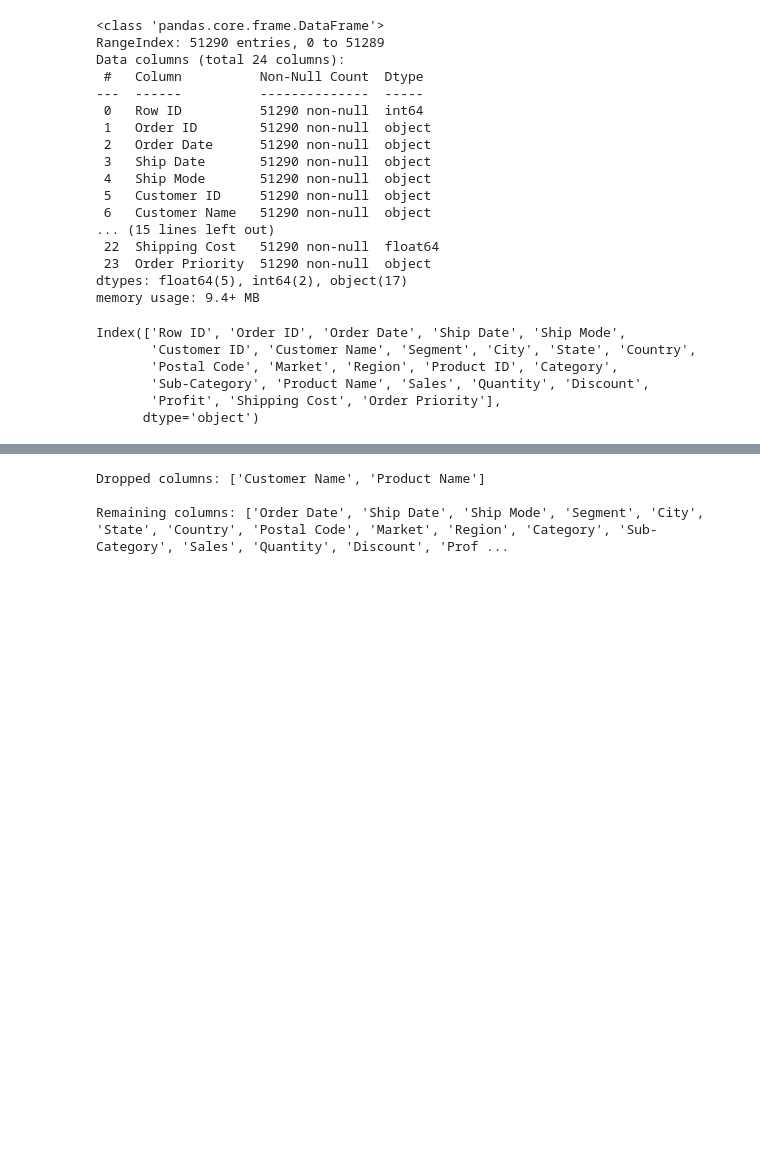
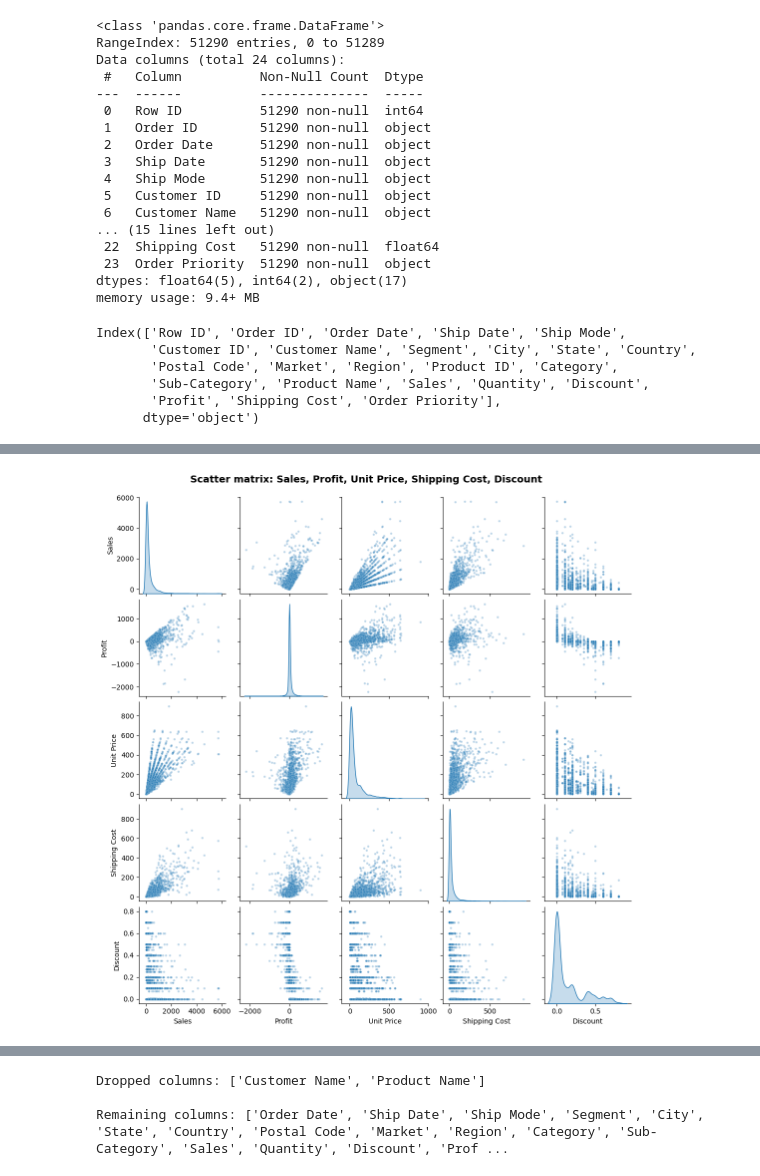
Before and after one commit to anastasijasavov/machine-learning, a Jupyter notebook: notebooks/global_superstore.ipynb, the cells around one changed output, grey strips where cells are left out. Cells and saved outputs as stored; diff of their text form; code cells hidden in the pictures; blank space fills up the shorter version.

```diff
--- a/notebooks/global_superstore.ipynb
+++ b/notebooks/global_superstore.ipynb
@@ -76,0 +105,10 @@ Converted to milliseconds: ['Order Date', 'Ship Date']
+# %%
+# Pairplot / Scatter matrix of key financial features
+pair_cols = ['Sales', 'Profit', 'Unit Price', 'Shipping Cost', 'Discount']
+sample = df_analysis[pair_cols].sample(n=min(5000, len(df_analysis)), random_state=42)
+
+g = sns.pairplot(sample, diag_kind='kde', plot_kws={'alpha': 0.3, 's': 10}, height=2.2)
+g.figure.suptitle('Scatter matrix: Sales, Profit, Unit Price, Shipping Cost, Discount', y=1.02, fontsize=14, fontweight='bold')
+plt.show()
+# %% [output]
+[figure, added]
```
Also changed, not shown: parts of 6 cells of this notebook.
